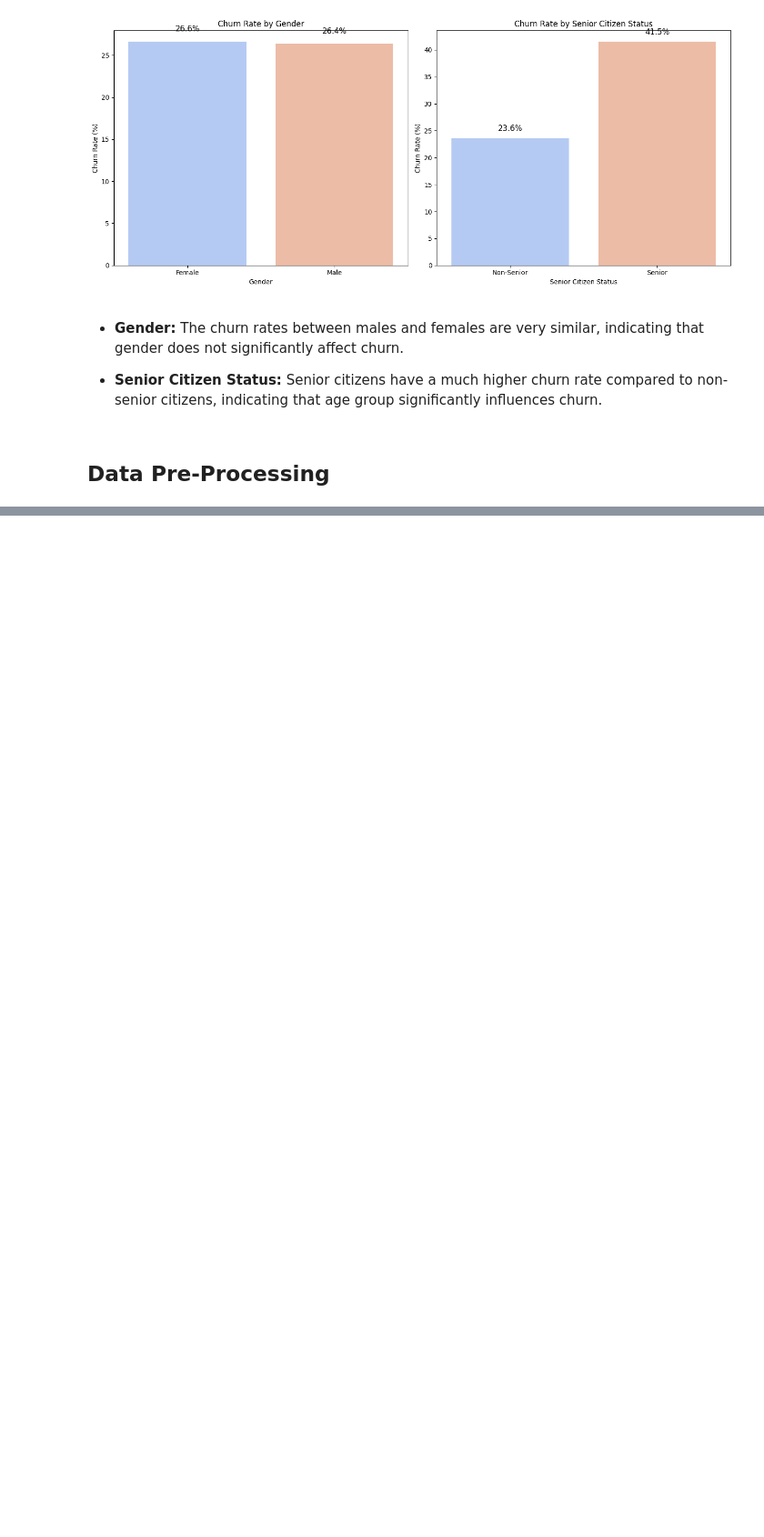
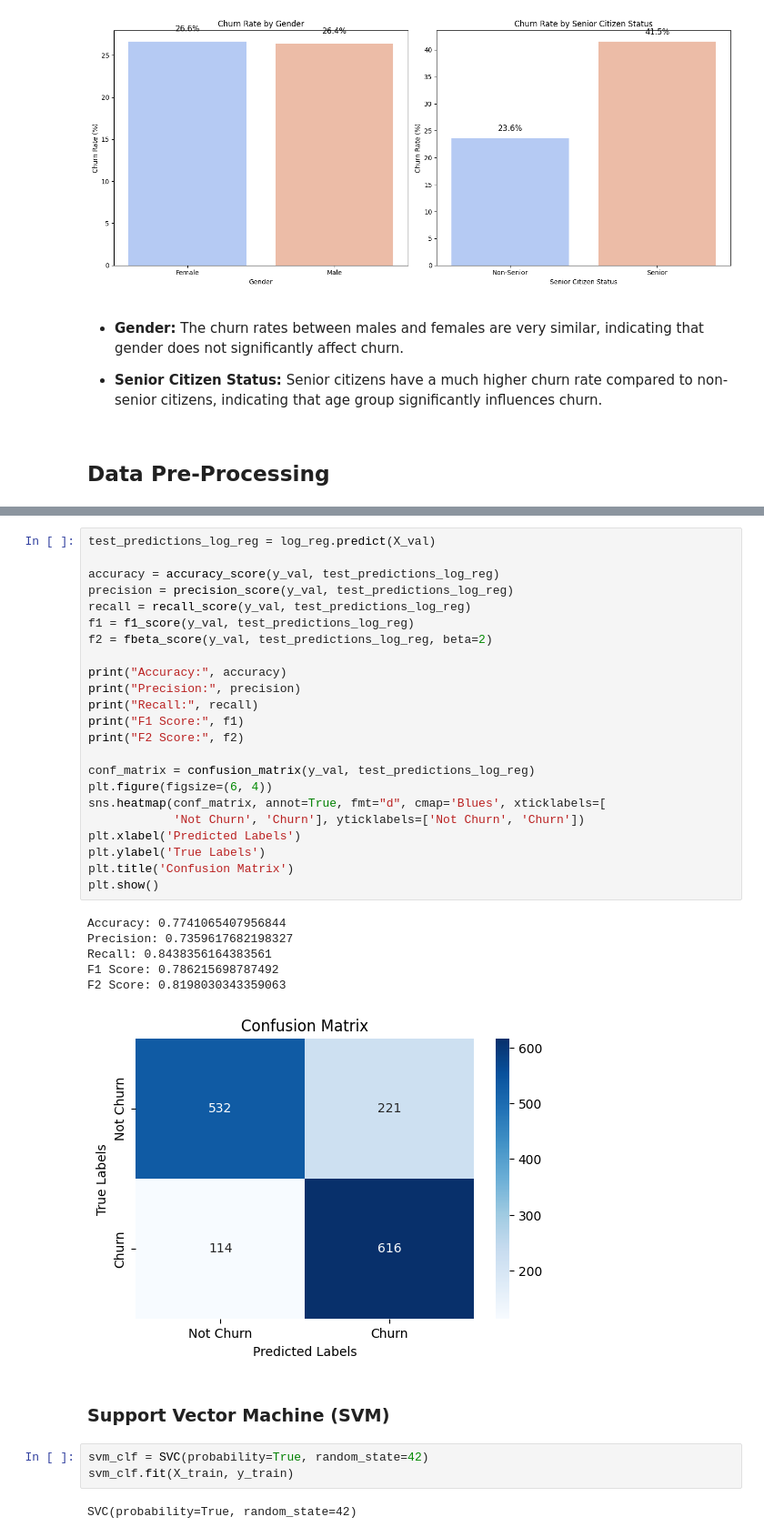
Before and after one commit to elishastanley/Churn-Prediction-Enhancing-Retention-with-Machine-Learning, a Jupyter notebook: Notebooks/main.ipynb, the cells around one changed output, grey strips where cells are left out. Shown at 91% size. Saved outputs shown, nothing was run; the diff lists cells and outputs as text; blank space fills up the shorter version.

```diff
--- a/Notebooks/main.ipynb
+++ b/Notebooks/main.ipynb
@@ -649,0 +754,37 @@ ValueError: could not convert string to float: '7590-VHVEG'
+# %%
+test_predictions_log_reg = log_reg.predict(X_val)
+
+accuracy = accuracy_score(y_val, test_predictions_log_reg)
+precision = precision_score(y_val, test_predictions_log_reg)
+recall = recall_score(y_val, test_predictions_log_reg)
+f1 = f1_score(y_val, test_predictions_log_reg)
+f2 = fbeta_score(y_val, test_predictions_log_reg, beta=2)
+
+print("Accuracy:", accuracy)
+print("Precision:", precision)
+print("Recall:", recall)
+print("F1 Score:", f1)
+print("F2 Score:", f2)
+
+conf_matrix = confusion_matrix(y_val, test_predictions_log_reg)
+plt.figure(figsize=(6, 4))
+sns.heatmap(conf_matrix, annot=True, fmt="d", cmap='Blues', xticklabels=[
+            'Not Churn', 'Churn'], yticklabels=['Not Churn', 'Churn'])
+plt.xlabel('Predicted Labels')
+plt.ylabel('True Labels')
+plt.title('Confusion Matrix')
+plt.show()
+# %% [output]
+Accuracy: 0.7741065407956844
+Precision: 0.7359617682198327
+Recall: 0.8438356164383561
+F1 Score: 0.786215698787492
+F2 Score: 0.8198030343359063
+[figure, added]
+# %% [markdown]
+### Support Vector Machine (SVM)
+# %%
+svm_clf = SVC(probability=True, random_state=42)
+svm_clf.fit(X_train, y_train)
+# %% [output]
+SVC(probability=True, random_state=42)
```
Also changed, not shown: parts of 35 cells of this notebook.
